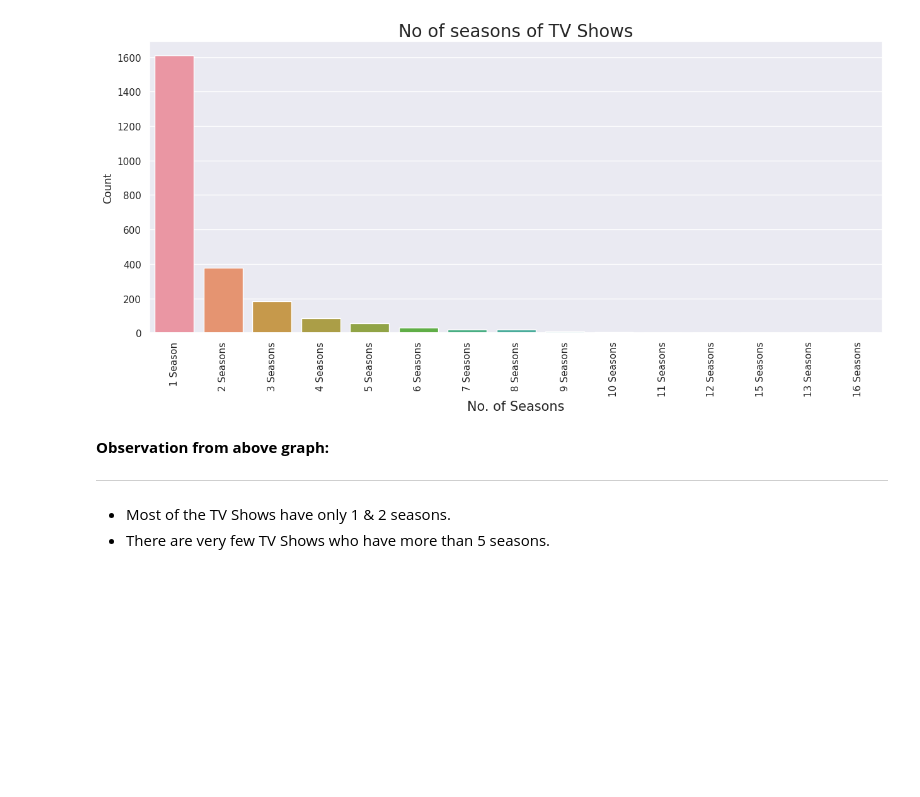
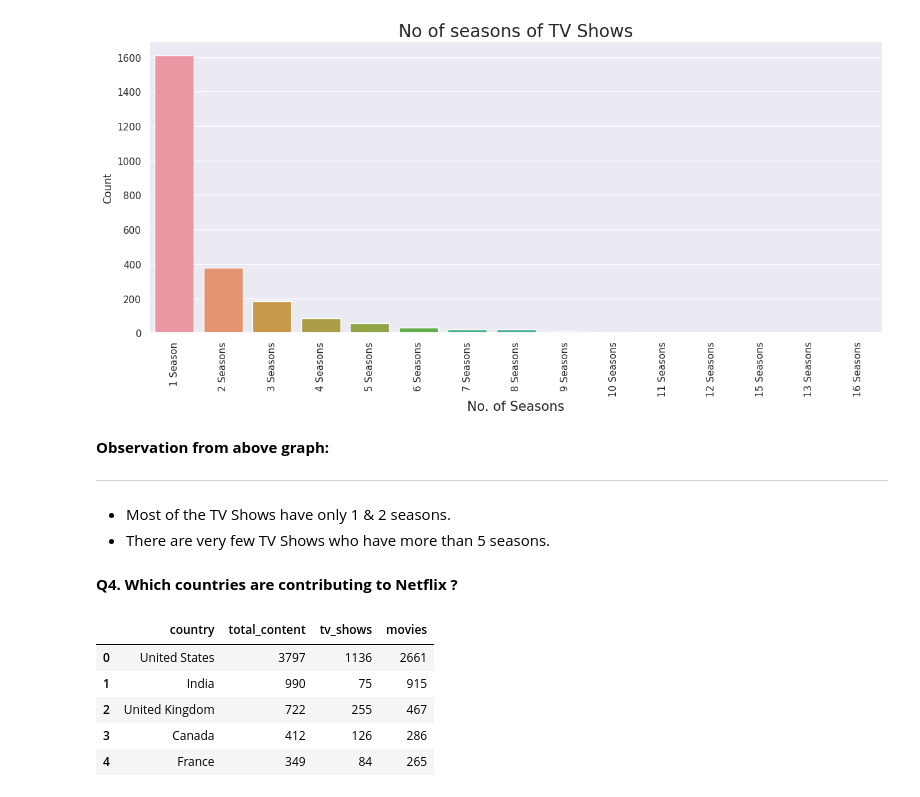
Before and after one commit to anasmalik081/Netflix-Movies-and-TV-Shows-Clustering-Capstone-Project, a Jupyter notebook: Individual_Notebook_Netflix_Movies_and_TV_Shows_Clustering_Capstone_Project.ipynb, the cells around one changed output. Cells and saved outputs as stored; diff of their text form; code cells hidden in the pictures; blank space fills up the shorter version.

```diff
--- a/Individual_Notebook_Netflix_Movies_and_TV_Shows_Clustering_Capstone_Project.ipynb
+++ b/Individual_Notebook_Netflix_Movies_and_TV_Shows_Clustering_Capstone_Project.ipynb
@@ -443,3 +443,5 @@ plt.show()
 ****
 * Most of the TV Shows have only 1 & 2 seasons.
 * There are very few TV Shows who have more than 5 seasons.
+# %% [markdown]
+**Q4. Which countries are contributing to Netflix ?**
@@ -445,0 +471,12 @@ plt.show()
+# %%
+# country contribution summary
+country_df = country_contribution_summary(df)
+country_df = country_df.sort_values('total_content', ascending=False).reset_index().drop('index', axis=1)
+country_df.head()
+# %% [output]
+|  | country | total_content | tv_shows | movies |
+| 0 | United States | 3797 | 1136 | 2661 |
+| 1 | India | 990 | 75 | 915 |
+| 2 | United Kingdom | 722 | 255 | 467 |
+| 3 | Canada | 412 | 126 | 286 |
+| 4 | France | 349 | 84 | 265 |
```
Also changed, not shown: parts of 9 cells of this notebook.
